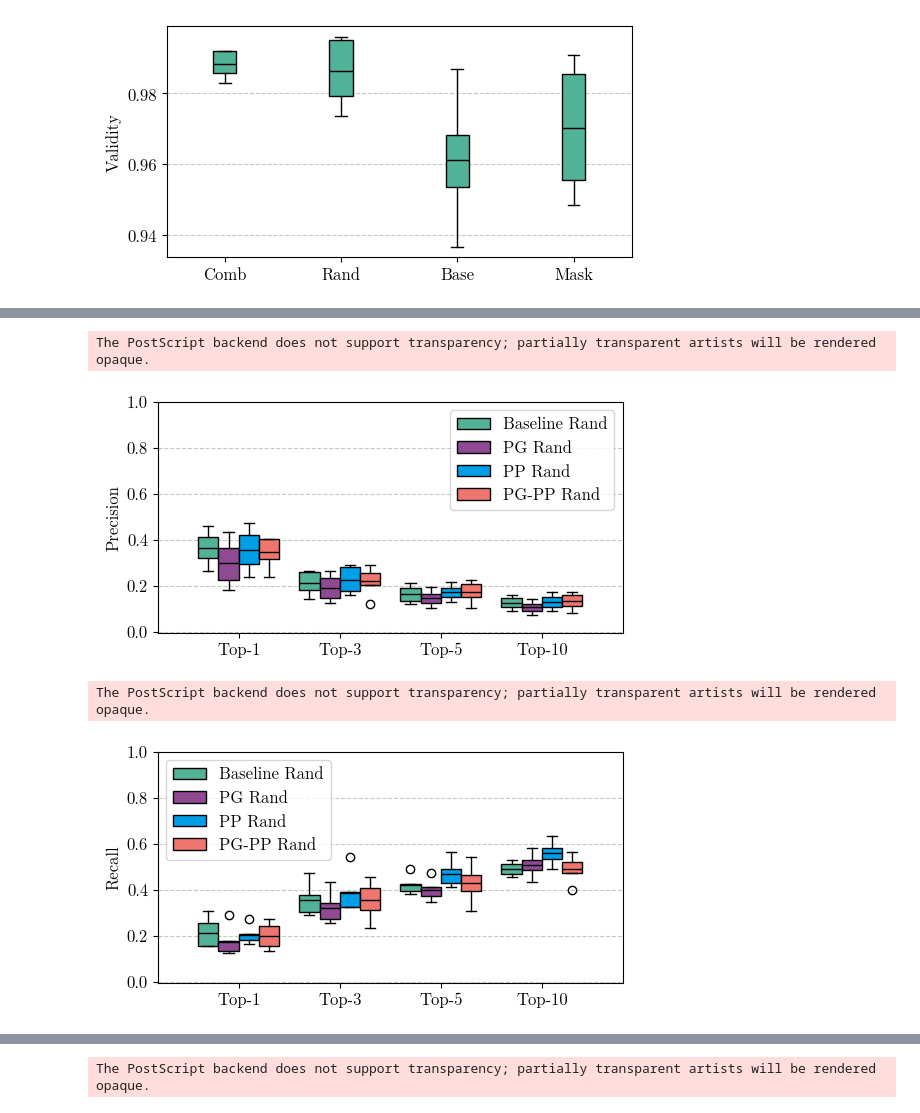
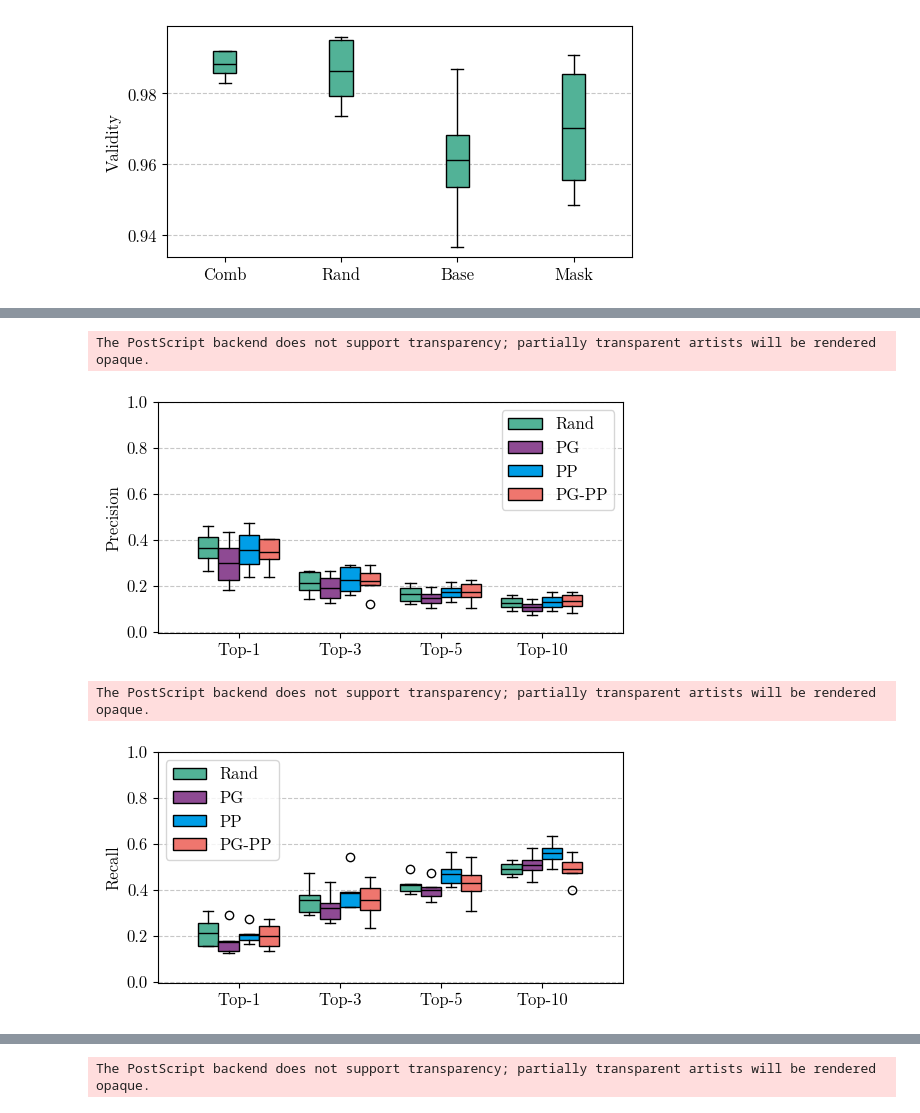
Before and after one commit to tsofiac/LAGOM, a Jupyter notebook: data_analysis/boxplot.ipynb, the cells around one changed output, grey strips where cells are left out. Drawn from its saved outputs; the diff is of its cells as text; code cells hidden in the pictures.

```diff
--- a/data_analysis/boxplot.ipynb
+++ b/data_analysis/boxplot.ipynb
@@ -347,37 +345,37 @@ The PostScript backend does not support transparency; partially transparent arti
 # %%
 # Augmented Data Comparison
 bs = 4
 
 recall_base, precision_base, score_one_base, score_all_base = score_result('../evaluation/alohomora/result_base_rand.csv', bs, False)
 recall_PG, precision_PG, score_one_PG, score_all_PG = score_result('../evaluation/alohomora/result_PG_rand.csv', bs, False)
 recall_PP, precision_PP, score_one_PP, score_all_PP = score_result('../evaluation/alohomora/result_PP_rand.csv', bs, False)
 recall_PG_PP, precision_PG_PP, score_one_PG_PP, score_all_PG_PP = score_result('../evaluation/alohomora/result_PG-PP_rand.csv', bs, False)
 
 precision = [precision_base[0:4], precision_PG[0:4], precision_PP[0:4], precision_PG_PP[0:4]]
 recall = [recall_base[0:4], recall_PG[0:4], recall_PP[0:4], recall_PG_PP[0:4]]
 score_one = [score_one_base[0:4], score_one_PG[0:4], score_one_PP[0:4], score_one_PG_PP[0:4]]
 score_all = [score_all_base[0:4], score_all_PG[0:4], score_all_PP[0:4], score_all_PG_PP[0:4]]
 
 xlabel = None
 xticks = ['Top-1', 'Top-3', 'Top-5', 'Top-10']
-labels = ['Baseline Rand', 'PG Rand', 'PP Rand', 'PG-PP Rand']
+labels = ['Rand', 'PG', 'PP', 'PG-PP']
 
 ylabel = 'Precision'
 multi_boxplot(precision, xlabel, ylabel, xticks, labels, 'upper right', 'aug_data_precision', 1)
 
 ylabel = 'Recall'
 multi_boxplot(recall, xlabel, ylabel, xticks, labels, 'upper left', 'aug_data_recall', 1)
 
 # ylabel = 'At Least One Metabolite'
 # multi_boxplot(score_one, xlabel, ylabel, xticks, labels, 'lower right', 'at_least_added_data', 1)
 
 # ylabel = 'All Metabolites'
 # multi_boxplot(score_all, xlabel, ylabel, xticks, labels, 'upper left', 'all_added_data', 1)
 # %% [output]
 The PostScript backend does not support transparency; partially transparent artists will be rendered opaque.
-[figure, old version]
+[figure, new version]
 The PostScript backend does not support transparency; partially transparent artists will be rendered opaque.
-[figure, old version]
+[figure, new version]
 # %%
 # Annotated Data Comparison
 bs = 4
```
Also changed, not shown: parts of 11 cells of this notebook, 34 other files.
